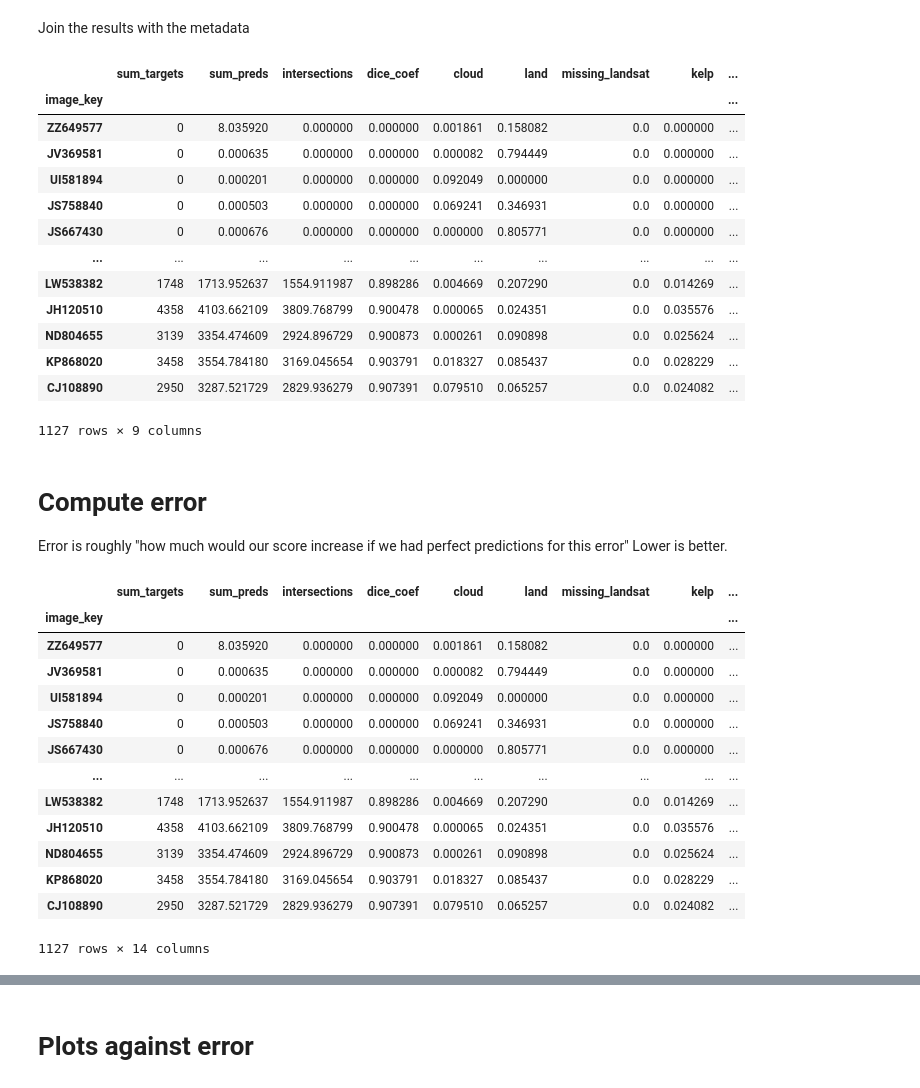
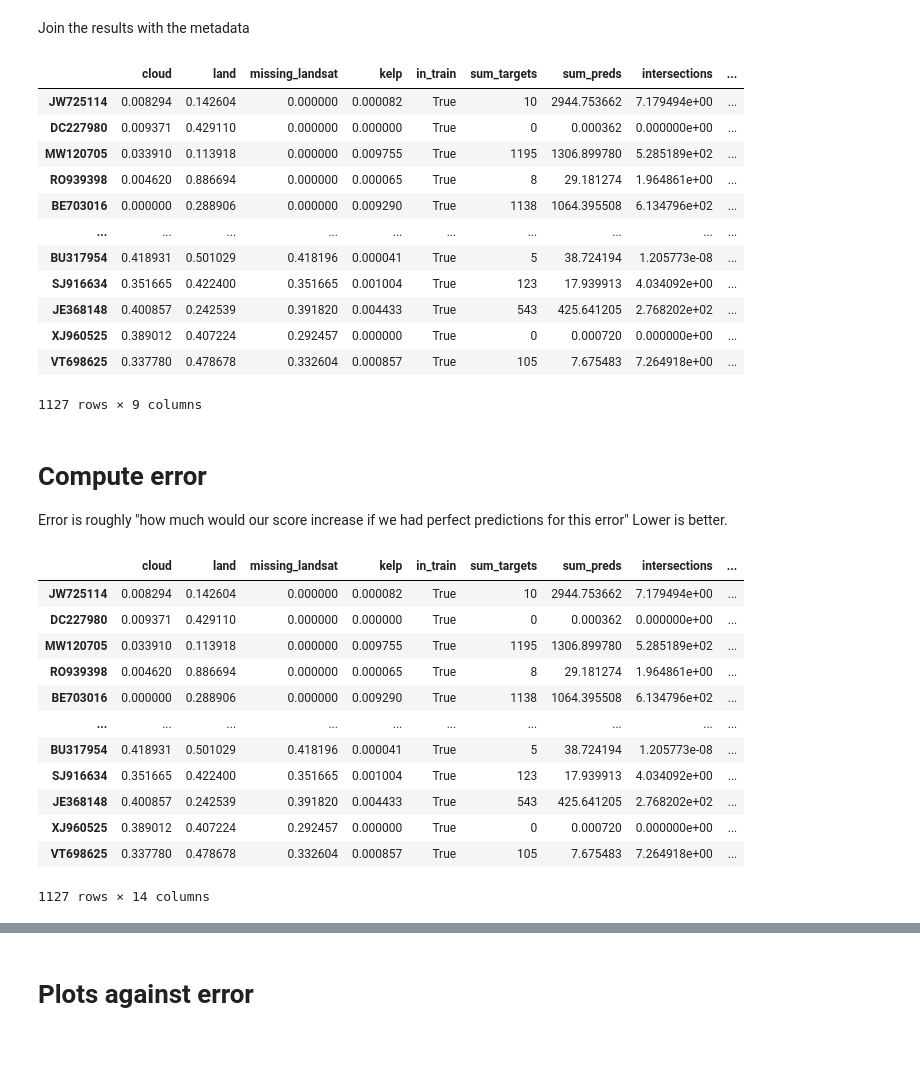
Before and after one commit to TeamEpochGithub/iv-q2-detect-kelp, a Jupyter notebook: notebooks/analyze_preds.ipynb, the cells around one changed output, grey strips where cells are left out. Saved outputs shown, nothing was run; the diff lists cells and outputs as text; code cells hidden in the pictures; blank space fills up the shorter version.

```diff
--- a/notebooks/analyze_preds.ipynb
+++ b/notebooks/analyze_preds.ipynb
@@ -56,22 +49,21 @@ results
 # %% [markdown]
 Join the results with the metadata
 # %%
-results = results.join(metadataset)
+results = metadataset.merge(results,left_index=True, right_index=True, how='inner')
 results
 # %% [output]
-|  | sum_targets | sum_preds | intersections | dice_coef | cloud | land | missing_landsat | kelp | ... |
-| image_key |  |  |  |  |  |  |  |  | ... |
-| ZZ649577 | 0 | 8.035920 | 0.000000 | 0.000000 | 0.001861 | 0.158082 | 0.0 | 0.000000 | ... |
-| JV369581 | 0 | 0.000635 | 0.000000 | 0.000000 | 0.000082 | 0.794449 | 0.0 | 0.000000 | ... |
-| UI581894 | 0 | 0.000201 | 0.000000 | 0.000000 | 0.092049 | 0.000000 | 0.0 | 0.000000 | ... |
-| JS758840 | 0 | 0.000503 | 0.000000 | 0.000000 | 0.069241 | 0.346931 | 0.0 | 0.000000 | ... |
-| JS667430 | 0 | 0.000676 | 0.000000 | 0.000000 | 0.000000 | 0.805771 | 0.0 | 0.000000 | ... |
+|  | cloud | land | missing_landsat | kelp | in_train | sum_targets | sum_preds | intersections | ... |
+| JW725114 | 0.008294 | 0.142604 | 0.000000 | 0.000082 | True | 10 | 2944.753662 | 7.179494e+00 | ... |
+| DC227980 | 0.009371 | 0.429110 | 0.000000 | 0.000000 | True | 0 | 0.000362 | 0.000000e+00 | ... |
+| MW120705 | 0.033910 | 0.113918 | 0.000000 | 0.009755 | True | 1195 | 1306.899780 | 5.285189e+02 | ... |
+| RO939398 | 0.004620 | 0.886694 | 0.000000 | 0.000065 | True | 8 | 29.181274 | 1.964861e+00 | ... |
+| BE703016 | 0.000000 | 0.288906 | 0.000000 | 0.009290 | True | 1138 | 1064.395508 | 6.134796e+02 | ... |
 | ... | ... | ... | ... | ... | ... | ... | ... | ... | ... |
-| LW538382 | 1748 | 1713.952637 | 1554.911987 | 0.898286 | 0.004669 | 0.207290 | 0.0 | 0.014269 | ... |
-| JH120510 | 4358 | 4103.662109 | 3809.768799 | 0.900478 | 0.000065 | 0.024351 | 0.0 | 0.035576 | ... |
-| ND804655 | 3139 | 3354.474609 | 2924.896729 | 0.900873 | 0.000261 | 0.090898 | 0.0 | 0.025624 | ... |
-| KP868020 | 3458 | 3554.784180 | 3169.045654 | 0.903791 | 0.018327 | 0.085437 | 0.0 | 0.028229 | ... |
-| CJ108890 | 2950 | 3287.521729 | 2829.936279 | 0.907391 | 0.079510 | 0.065257 | 0.0 | 0.024082 | ... |
+| BU317954 | 0.418931 | 0.501029 | 0.418196 | 0.000041 | True | 5 | 38.724194 | 1.205773e-08 | ... |
+| SJ916634 | 0.351665 | 0.422400 | 0.351665 | 0.001004 | True | 123 | 17.939913 | 4.034092e+00 | ... |
+| JE368148 | 0.400857 | 0.242539 | 0.391820 | 0.004433 | True | 543 | 425.641205 | 2.768202e+02 | ... |
+| XJ960525 | 0.389012 | 0.407224 | 0.292457 | 0.000000 | True | 0 | 0.000720 | 0.000000e+00 | ... |
+| VT698625 | 0.337780 | 0.478678 | 0.332604 | 0.000857 | True | 105 | 7.675483 | 7.264918e+00 | ... |
 1127 rows × 9 columns
 # %%
 results['union'] = results['sum_targets'] + results['sum_preds']
@@ -92,19 +84,18 @@ results['error'] = perfect_dice - all_dice
 results["error_per"] = results['error'] * 100
 results
 # %% [output]
-|  | sum_targets | sum_preds | intersections | dice_coef | cloud | land | missing_landsat | kelp | ... |
-| image_key |  |  |  |  |  |  |  |  | ... |
-| ZZ649577 | 0 | 8.035920 | 0.000000 | 0.000000 | 0.001861 | 0.158082 | 0.0 | 0.000000 | ... |
-| JV369581 | 0 | 0.000635 | 0.000000 | 0.000000 | 0.000082 | 0.794449 | 0.0 | 0.000000 | ... |
-| UI581894 | 0 | 0.000201 | 0.000000 | 0.000000 | 0.092049 | 0.000000 | 0.0 | 0.000000 | ... |
-| JS758840 | 0 | 0.000503 | 0.000000 | 0.000000 | 0.069241 | 0.346931 | 0.0 | 0.000000 | ... |
-| JS667430 | 0 | 0.000676 | 0.000000 | 0.000000 | 0.000000 | 0.805771 | 0.0 | 0.000000 | ... |
+|  | cloud | land | missing_landsat | kelp | in_train | sum_targets | sum_preds | intersections | ... |
+| JW725114 | 0.008294 | 0.142604 | 0.000000 | 0.000082 | True | 10 | 2944.753662 | 7.179494e+00 | ... |
+| DC227980 | 0.009371 | 0.429110 | 0.000000 | 0.000000 | True | 0 | 0.000362 | 0.000000e+00 | ... |
+| MW120705 | 0.033910 | 0.113918 | 0.000000 | 0.009755 | True | 1195 | 1306.899780 | 5.285189e+02 | ... |
+| RO939398 | 0.004620 | 0.886694 | 0.000000 | 0.000065 | True | 8 | 29.181274 | 1.964861e+00 | ... |
+| BE703016 | 0.000000 | 0.288906 | 0.000000 | 0.009290 | True | 1138 | 1064.395508 | 6.134796e+02 | ... |
 | ... | ... | ... | ... | ... | ... | ... | ... | ... | ... |
-| LW538382 | 1748 | 1713.952637 | 1554.911987 | 0.898286 | 0.004669 | 0.207290 | 0.0 | 0.014269 | ... |
-| JH120510 | 4358 | 4103.662109 | 3809.768799 | 0.900478 | 0.000065 | 0.024351 | 0.0 | 0.035576 | ... |
-| ND804655 | 3139 | 3354.474609 | 2924.896729 | 0.900873 | 0.000261 | 0.090898 | 0.0 | 0.025624 | ... |
-| KP868020 | 3458 | 3554.784180 | 3169.045654 | 0.903791 | 0.018327 | 0.085437 | 0.0 | 0.028229 | ... |
-| CJ108890 | 2950 | 3287.521729 | 2829.936279 | 0.907391 | 0.079510 | 0.065257 | 0.0 | 0.024082 | ... |
+| BU317954 | 0.418931 | 0.501029 | 0.418196 | 0.000041 | True | 5 | 38.724194 | 1.205773e-08 | ... |
+| SJ916634 | 0.351665 | 0.422400 | 0.351665 | 0.001004 | True | 123 | 17.939913 | 4.034092e+00 | ... |
+| JE368148 | 0.400857 | 0.242539 | 0.391820 | 0.004433 | True | 543 | 425.641205 | 2.768202e+02 | ... |
+| XJ960525 | 0.389012 | 0.407224 | 0.292457 | 0.000000 | True | 0 | 0.000720 | 0.000000e+00 | ... |
+| VT698625 | 0.337780 | 0.478678 | 0.332604 | 0.000857 | True | 105 | 7.675483 | 7.264918e+00 | ... |
 1127 rows × 14 columns
 # %%
 # Now lets filter the df on where sum_targets is larger than 0 and sort on asc dice coef
```
Also changed, not shown: parts of 7 cells of this notebook.
